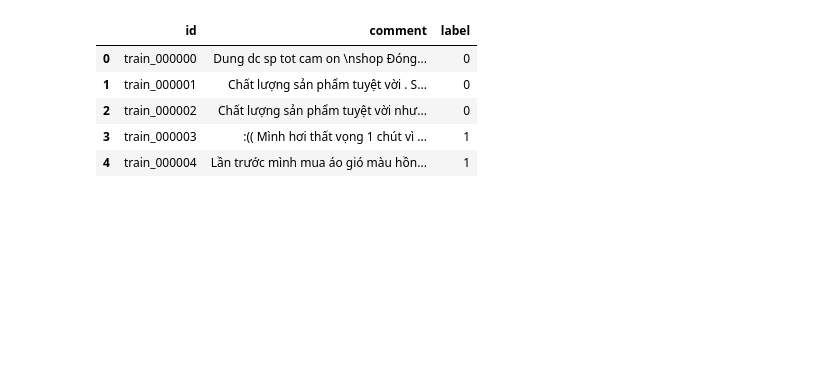
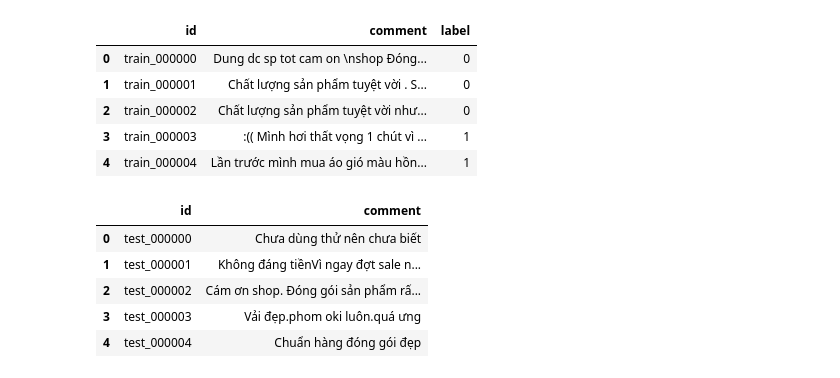
Before and after one commit to Sylar257/Non-English-language-NLP, a Jupyter notebook: Vietnamese Sentiment Analysis.ipynb, the cells around one changed output. Cells and saved outputs as stored; diff of their text form; code cells hidden in the pictures; blank space fills up the shorter version.

```diff
--- a/Vietnamese Sentiment Analysis.ipynb
+++ b/Vietnamese Sentiment Analysis.ipynb
@@ -193,3 +197,14 @@ train_df.head()
 | 2 | train_000002 | Chất lượng sản phẩm tuyệt vời như... | 0 |
 | 3 | train_000003 | :(( Mình hơi thất vọng 1 chút vì ... | 1 |
 | 4 | train_000004 | Lần trước mình mua áo gió màu hồn... | 1 |
+# %%
+test_df = pd.read_csv('data/test.csv')
+test_df.loc[pd.isna(test_df.comment),'comment']='NA'
+test_df.head()
+# %% [output]
+|  | id | comment |
+| 0 | test_000000 | Chưa dùng thử nên chưa biết |
+| 1 | test_000001 | Không đáng tiềnVì ngay đợt sale n... |
+| 2 | test_000002 | Cám ơn shop. Đóng gói sản phẩm rấ... |
+| 3 | test_000003 | Vải đẹp.phom oki luôn.quá ưng |
+| 4 | test_000004 | Chuẩn hàng đóng gói đẹp |
```
Also changed, not shown: parts of 9 cells of this notebook.
